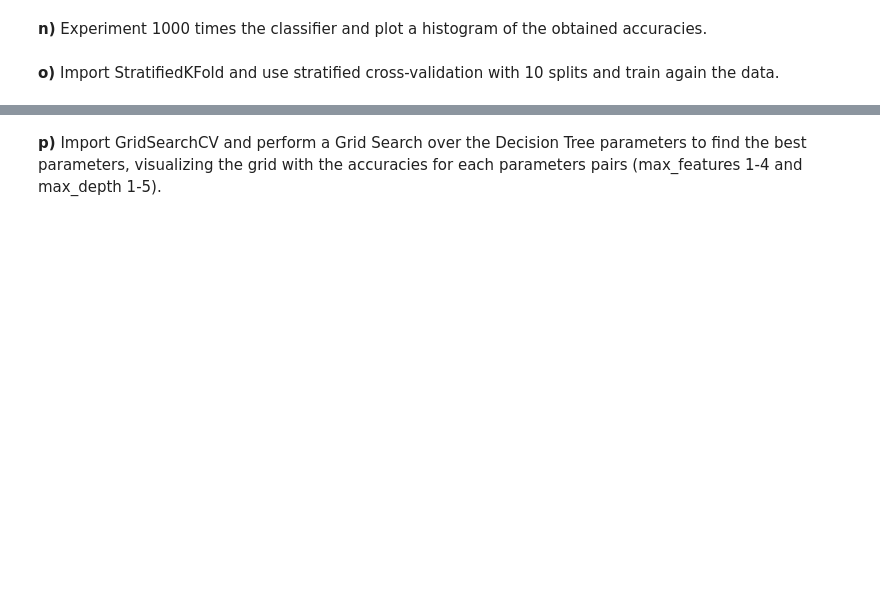
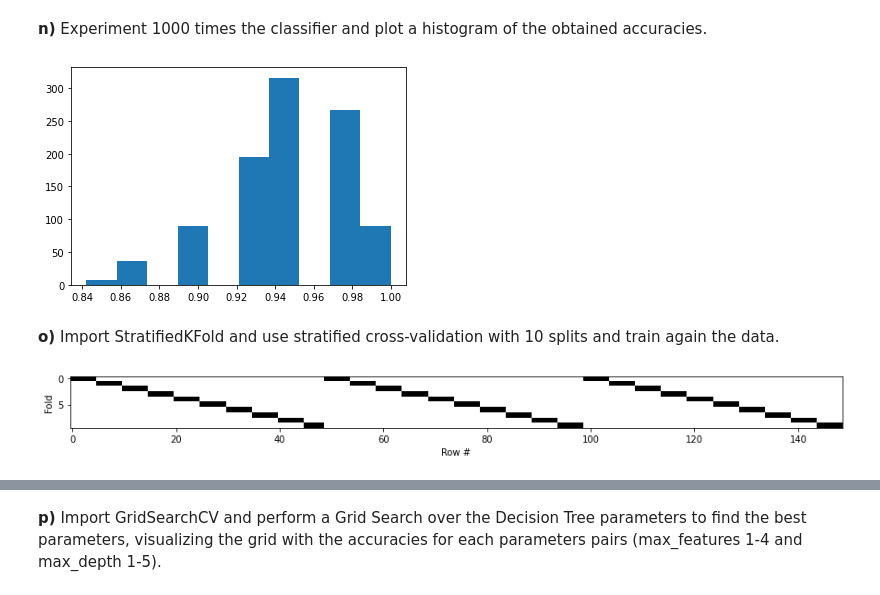
Before and after one commit to Educorreia932/FEUP-IART, a Jupyter notebook: Exercises/5. Supervised Learning/5.2 Iris flower data set/notebook.ipynb, the cells around one changed output, grey strips where cells are left out. Saved outputs shown, nothing was run; the diff lists cells and outputs as text; code cells hidden in the pictures; blank space fills up the shorter version.

```diff
--- a/Exercises/5. Supervised Learning/5.2 Iris flower data set/notebook.ipynb
+++ b/Exercises/5. Supervised Learning/5.2 Iris flower data set/notebook.ipynb
@@ -98,5 +136,9 @@ according to the density of the data.
 examples on the training set and 25% on the testing set: training_inputs, testing_inputs,
 training_classes, testing_classes
+# %%
+from sklearn.model_selection import train_test_split
+
+x_train, x_test, y_train, y_test = train_test_split(x, y, test_size=0.25, random_state=1)
 # %% [markdown]
 **m)** Import the DecisionTreeClassifier and train the classifier on the training set showing the final
 score/accuracy.
@@ -103,5 +158,38 @@ score/accuracy.
 # %% [markdown]
 **n)** Experiment 1000 times the classifier and plot a histogram of the obtained accuracies.
+# %%
+model_accuracies = []
+
+for repetition in range(1000):
+    x_train, x_test, y_train, y_test = train_test_split(x, y, test_size=0.25)
+
+    decision_tree_classifier = DecisionTreeClassifier()
+    decision_tree_classifier.fit(x_train, y_train)
+    classifier_accuracy = decision_tree_classifier.score(x_test, y_test)
+    model_accuracies.append(classifier_accuracy)
+
+plt.hist(model_accuracies);
+# %% [output]
+[figure, added]
 # %% [markdown]
 **o)** Import StratifiedKFold and use stratified cross-validation with 10 splits and train again the
 data.
+# %%
+import numpy as np
+from sklearn.model_selection import StratifiedKFold
+
+def plot_cv(cv, features, labels):
+    masks = []
+    for train, test in cv.split(features, labels):
+        mask = np.zeros(len(labels), dtype=bool)
+        mask[test] = 1
+        masks.append(mask)
+
+    plt.figure(figsize=(15, 15))
+    plt.imshow(masks, interpolation='none', cmap='gray_r')
+    plt.ylabel('Fold')
+    plt.xlabel('Row #')
+
+plot_cv(StratifiedKFold(n_splits=10), x, y)
+# %% [output]
+[figure, added]
```
Also changed, not shown: parts of 14 cells of this notebook, 2 other files.
